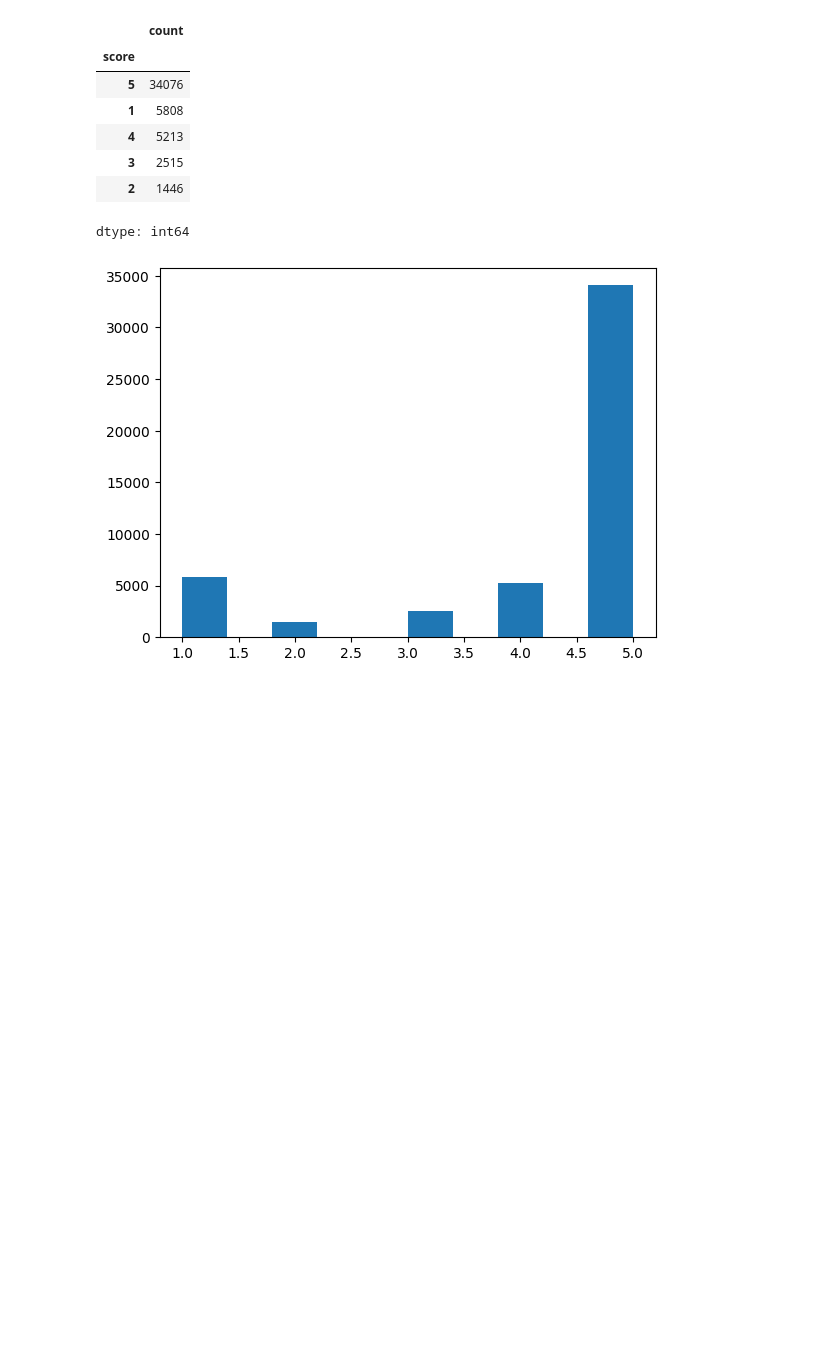
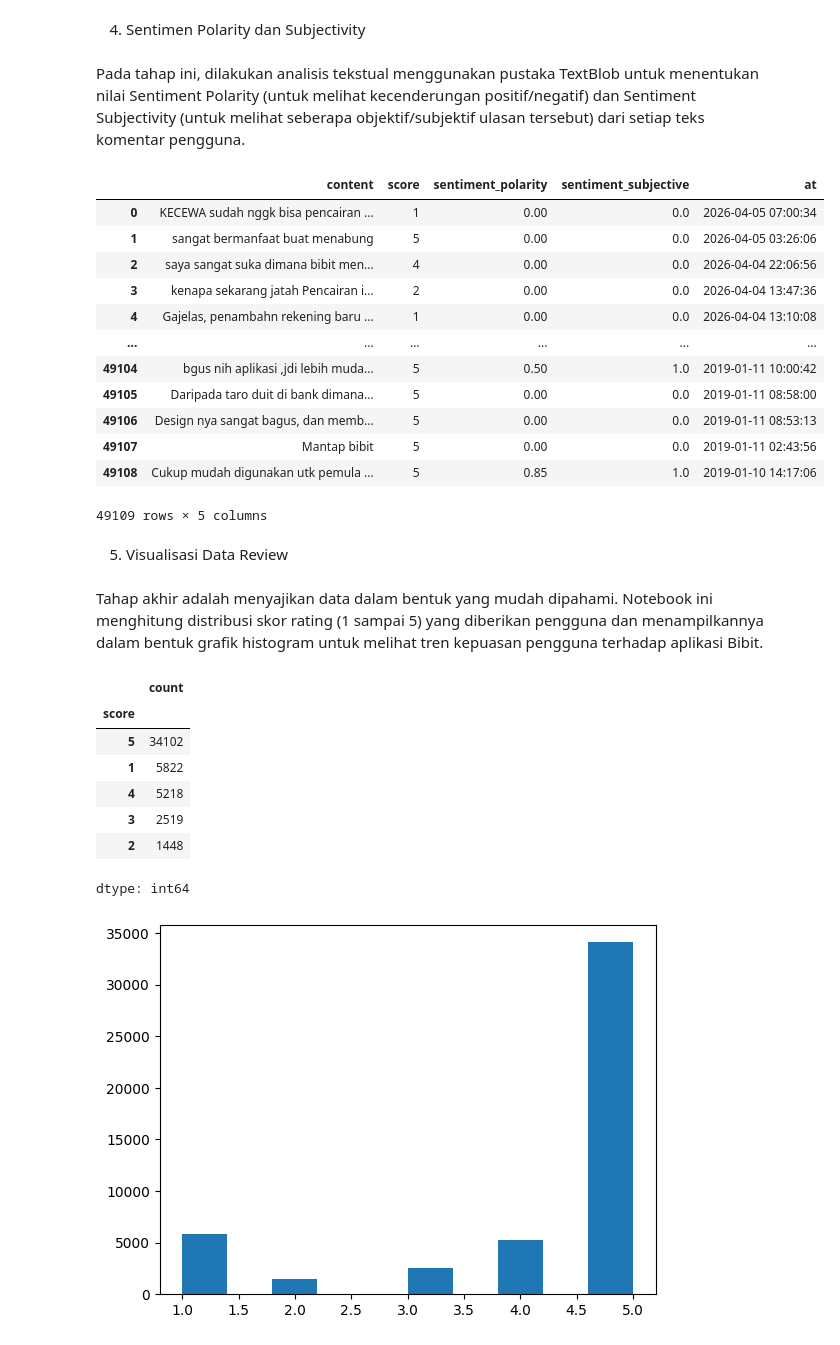
Before and after one commit to KurniaYufi/nlp-sentiment-analisis, a Jupyter notebook: Week1_Bibit_Scrapping.ipynb, the cells around one changed output. Saved outputs shown, nothing was run; the diff lists cells and outputs as text; code cells hidden in the pictures; blank space fills up the shorter version.

```diff
--- a/Week1_Bibit_Scrapping.ipynb
+++ b/Week1_Bibit_Scrapping.ipynb
@@ -94,14 +102,44 @@ df_analysis
+# %% [markdown]
+4. Sentimen Polarity dan Subjectivity
+# %% [markdown]
+Pada tahap ini, dilakukan analisis tekstual menggunakan pustaka TextBlob untuk menentukan nilai Sentiment Polarity (untuk melihat kecenderungan positif/negatif) dan Sentiment Subjectivity (untuk melihat seberapa objektif/subjektif ulasan tersebut) dari setiap teks komentar pengguna.
+# %%
+from textblob import TextBlob
+# Ensure 'content' column has no None values and is of string type
+df_result['content'] = df_result['content'].fillna('').astype(str)
+df_result['sentiment_polarity'] = df_result['content'].apply(lambda x: TextBlob(x).polarity)
+df_result['sentiment_subjective'] = df_result['content'].apply(lambda x: TextBlob(x).subjectivity)
+# %%
+df_result.loc[:,["content","score","sentiment_polarity", "sentiment_subjective","at"]]
+# %% [output]
+|  | content | score | sentiment_polarity | sentiment_subjective | at |
+| 0 | KECEWA sudah nggk bisa pencairan ... | 1 | 0.00 | 0.0 | 2026-04-05 07:00:34 |
+| 1 | sangat bermanfaat buat menabung | 5 | 0.00 | 0.0 | 2026-04-05 03:26:06 |
+| 2 | saya sangat suka dimana bibit men... | 4 | 0.00 | 0.0 | 2026-04-04 22:06:56 |
+| 3 | kenapa sekarang jatah Pencairan i... | 2 | 0.00 | 0.0 | 2026-04-04 13:47:36 |
+| 4 | Gajelas, penambahn rekening baru ... | 1 | 0.00 | 0.0 | 2026-04-04 13:10:08 |
+| ... | ... | ... | ... | ... | ... |
+| 49104 | bgus nih aplikasi ,jdi lebih muda... | 5 | 0.50 | 1.0 | 2019-01-11 10:00:42 |
+| 49105 | Daripada taro duit di bank dimana... | 5 | 0.00 | 0.0 | 2019-01-11 08:58:00 |
+| 49106 | Design nya sangat bagus, dan memb... | 5 | 0.00 | 0.0 | 2019-01-11 08:53:13 |
+| 49107 | Mantap bibit | 5 | 0.00 | 0.0 | 2019-01-11 02:43:56 |
+| 49108 | Cukup mudah digunakan utk pemula ... | 5 | 0.85 | 1.0 | 2019-01-10 14:17:06 |
+49109 rows × 5 columns
+# %% [markdown]
+5. Visualisasi Data Review
+# %% [markdown]
+Tahap akhir adalah menyajikan data dalam bentuk yang mudah dipahami. Notebook ini menghitung distribusi skor rating (1 sampai 5) yang diberikan pengguna dan menampilkannya dalam bentuk grafik histogram untuk melihat tren kepuasan pengguna terhadap aplikasi Bibit.
 # %%
 #Check number of reviews scores
 df_result['score'].value_counts()
 # %% [output]
 |  | count |
 | score |  |
-| 5 | 34076 |
-| 1 | 5808 |
-| 4 | 5213 |
-| 3 | 2515 |
-| 2 | 1446 |
+| 5 | 34102 |
+| 1 | 5822 |
+| 4 | 5218 |
+| 3 | 2519 |
+| 2 | 1448 |
 dtype: int64
 # %%
 plt.hist(df_result['score'])
```
Also changed, not shown: parts of 15 cells of this notebook.
